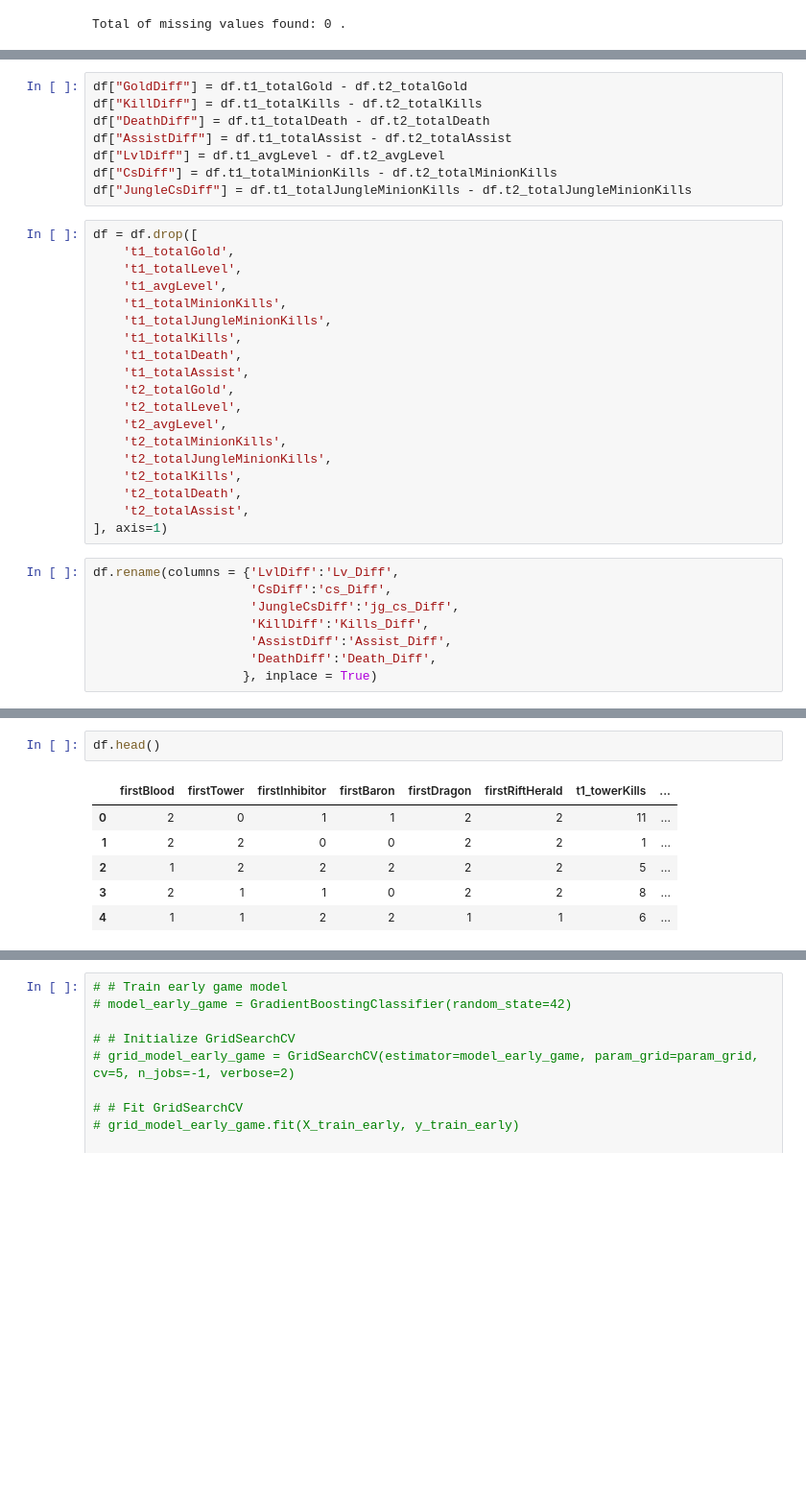
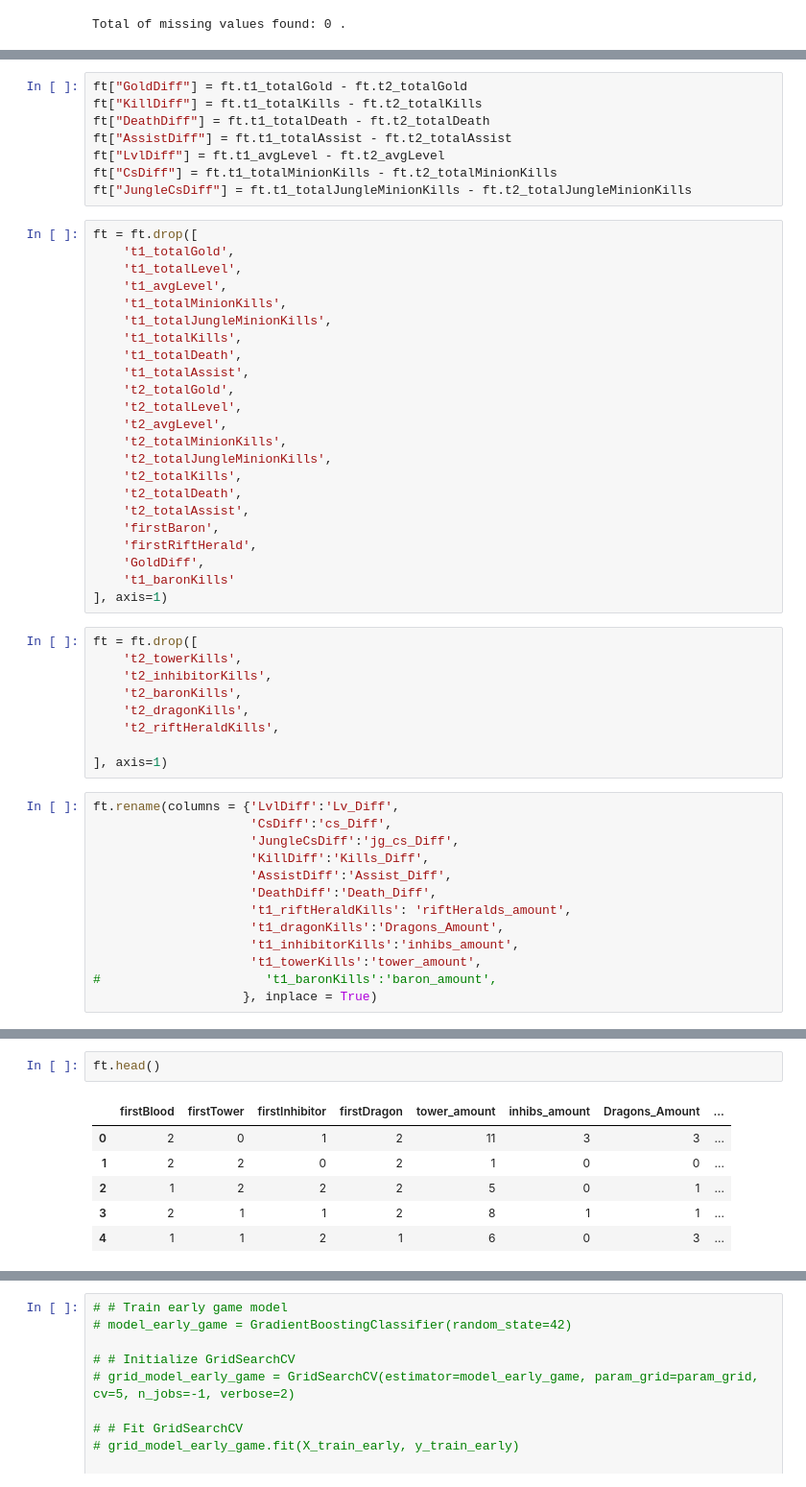
Before and after one commit to Atracer/6893_FinalProject, a Jupyter notebook: model.ipynb, the cells around one changed output, grey strips where cells are left out. Shown: that part at 96% size. Saved outputs shown, nothing was run; the diff lists cells and outputs as text; blank space fills up the shorter version.

```diff
--- a/model.ipynb
+++ b/model.ipynb
@@ -106,13 +106,13 @@ df = df.drop(['gameId', 'winner'], axis=1)
 # %%
-df["GoldDiff"] = df.t1_totalGold - df.t2_totalGold
-df["KillDiff"] = df.t1_totalKills - df.t2_totalKills
-df["DeathDiff"] = df.t1_totalDeath - df.t2_totalDeath
-df["AssistDiff"] = df.t1_totalAssist - df.t2_totalAssist
-df["LvlDiff"] = df.t1_avgLevel - df.t2_avgLevel
-df["CsDiff"] = df.t1_totalMinionKills - df.t2_totalMinionKills
-df["JungleCsDiff"] = df.t1_totalJungleMinionKills - df.t2_totalJungleMinionKills
+ft["GoldDiff"] = ft.t1_totalGold - ft.t2_totalGold
+ft["KillDiff"] = ft.t1_totalKills - ft.t2_totalKills
+ft["DeathDiff"] = ft.t1_totalDeath - ft.t2_totalDeath
+ft["AssistDiff"] = ft.t1_totalAssist - ft.t2_totalAssist
+ft["LvlDiff"] = ft.t1_avgLevel - ft.t2_avgLevel
+ft["CsDiff"] = ft.t1_totalMinionKills - ft.t2_totalMinionKills
+ft["JungleCsDiff"] = ft.t1_totalJungleMinionKills - ft.t2_totalJungleMinionKills
 # %%
-df = df.drop([
+ft = ft.drop([
     't1_totalGold',
     't1_totalLevel',
     't1_avgLevel',
@@ -129,13 +129,31 @@ df = df.drop([
     't2_totalKills',
     't2_totalDeath',
     't2_totalAssist',
+    'firstBaron',
+    'firstRiftHerald',
+    'GoldDiff',
+    't1_baronKills'
 ], axis=1)
+# %%
+ft = ft.drop([
+    't2_towerKills',
+    't2_inhibitorKills',
+    't2_baronKills',
+    't2_dragonKills',
+    't2_riftHeraldKills',
+
+], axis=1)
 # %%
-df.rename(columns = {'LvlDiff':'Lv_Diff',
+ft.rename(columns = {'LvlDiff':'Lv_Diff',
                      'CsDiff':'cs_Diff',
                      'JungleCsDiff':'jg_cs_Diff',
                      'KillDiff':'Kills_Diff',
                      'AssistDiff':'Assist_Diff',
                      'DeathDiff':'Death_Diff',
+                     't1_riftHeraldKills': 'riftHeralds_amount',
+                     't1_dragonKills':'Dragons_Amount',
+                     't1_inhibitorKills':'inhibs_amount',
+                     't1_towerKills':'tower_amount',
+#                      't1_baronKills':'baron_amount',
                     }, inplace = True)
 # %%
@@ -150,10 +166,10 @@ Index(['firstBlood', 'firstTower', 'firstInhibitor', 'firstBaron',
       dtype='object')
 # %%
-df.head()
+ft.head()
 # %% [output]
-|  | firstBlood | firstTower | firstInhibitor | firstBaron | firstDragon | firstRiftHerald | t1_towerKills | ... |
-| 0 | 2 | 0 | 1 | 1 | 2 | 2 | 11 | ... |
-| 1 | 2 | 2 | 0 | 0 | 2 | 2 | 1 | ... |
-| 2 | 1 | 2 | 2 | 2 | 2 | 2 | 5 | ... |
-| 3 | 2 | 1 | 1 | 0 | 2 | 2 | 8 | ... |
-| 4 | 1 | 1 | 2 | 2 | 1 | 1 | 6 | ... |
+|  | firstBlood | firstTower | firstInhibitor | firstDragon | tower_amount | inhibs_amount | Dragons_Amount | ... |
+| 0 | 2 | 0 | 1 | 2 | 11 | 3 | 3 | ... |
+| 1 | 2 | 2 | 0 | 2 | 1 | 0 | 0 | ... |
+| 2 | 1 | 2 | 2 | 2 | 5 | 0 | 1 | ... |
+| 3 | 2 | 1 | 1 | 2 | 8 | 1 | 1 | ... |
+| 4 | 1 | 1 | 2 | 1 | 6 | 0 | 3 | ... |
```
Also changed, not shown: parts of 11 cells of this notebook, 4 other files.
